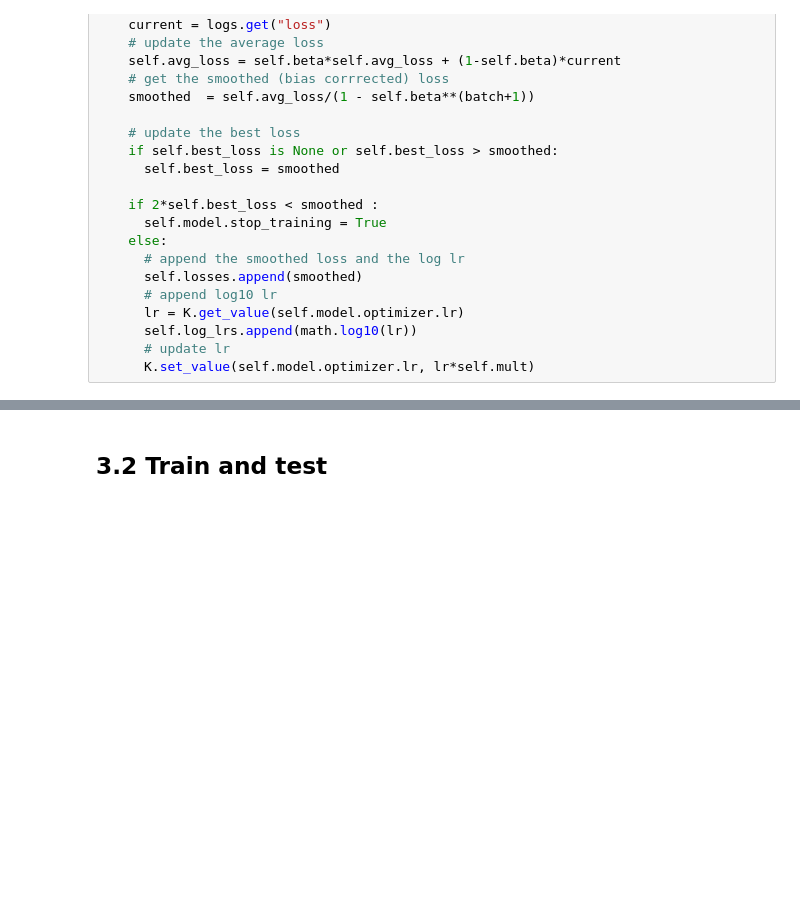
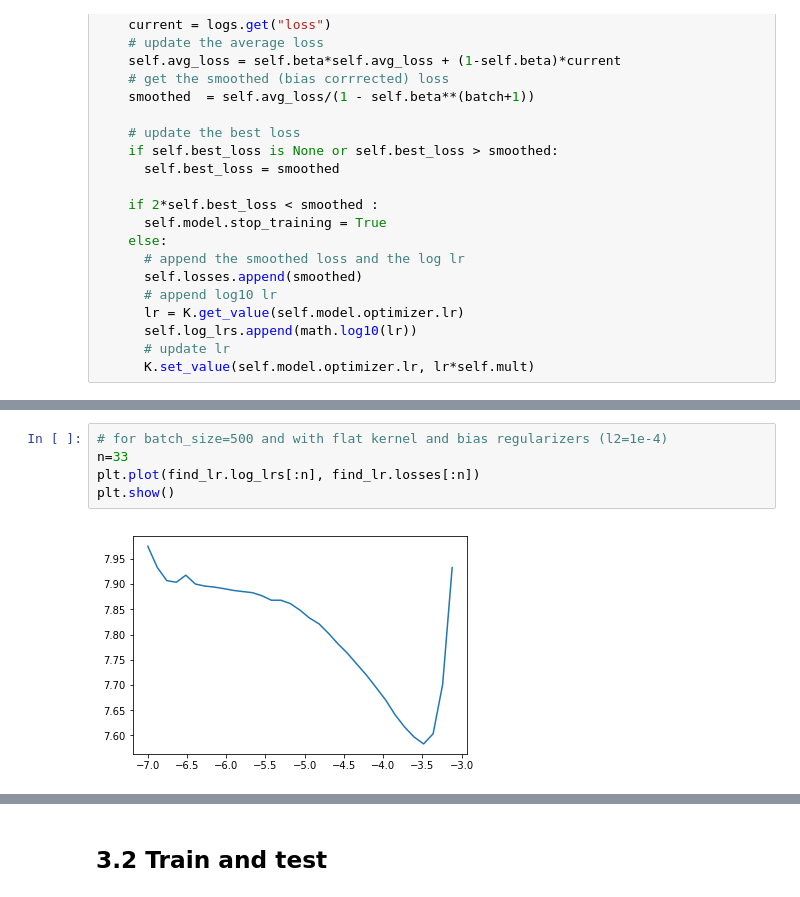
Before and after one commit to sunchengyi/dog_breeds, a Jupyter notebook: dog_classification_keras.ipynb, the cells around one changed output, grey strips where cells are left out. Cells and saved outputs as stored; diff of their text form; blank space fills up the shorter version.

```diff
--- a/dog_classification_keras.ipynb
+++ b/dog_classification_keras.ipynb
@@ -489,0 +346,7 @@ history = model.fit_generator(train_generator, epochs=1, steps_per_epoch=train_g
+# %%
+# for batch_size=500 and with flat kernel and bias regularizers (l2=1e-4)
+n=33
+plt.plot(find_lr.log_lrs[:n], find_lr.losses[:n])
+plt.show()
+# %% [output]
+[figure, added]
```
Also changed, not shown: parts of 57 cells of this notebook.
